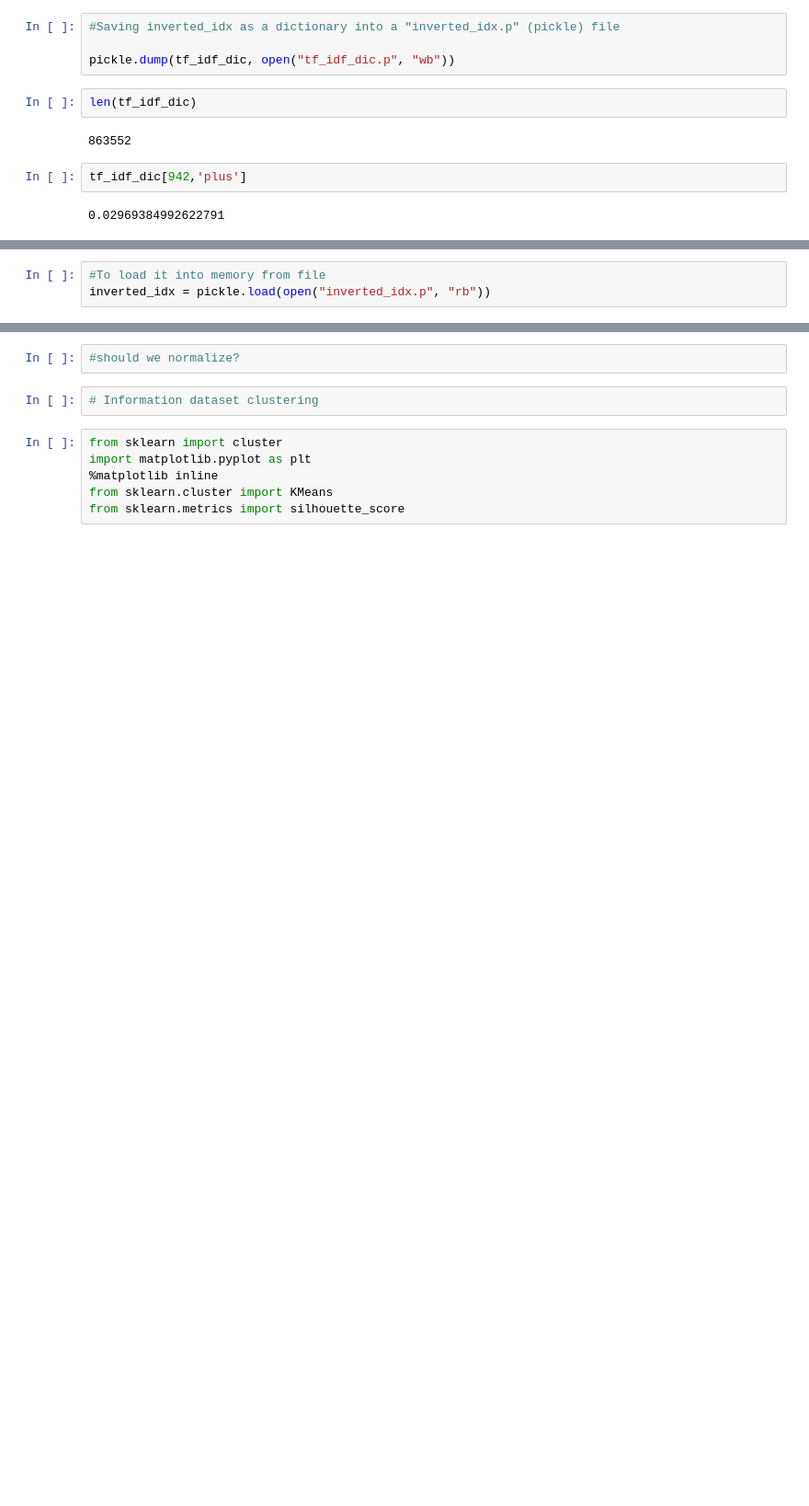
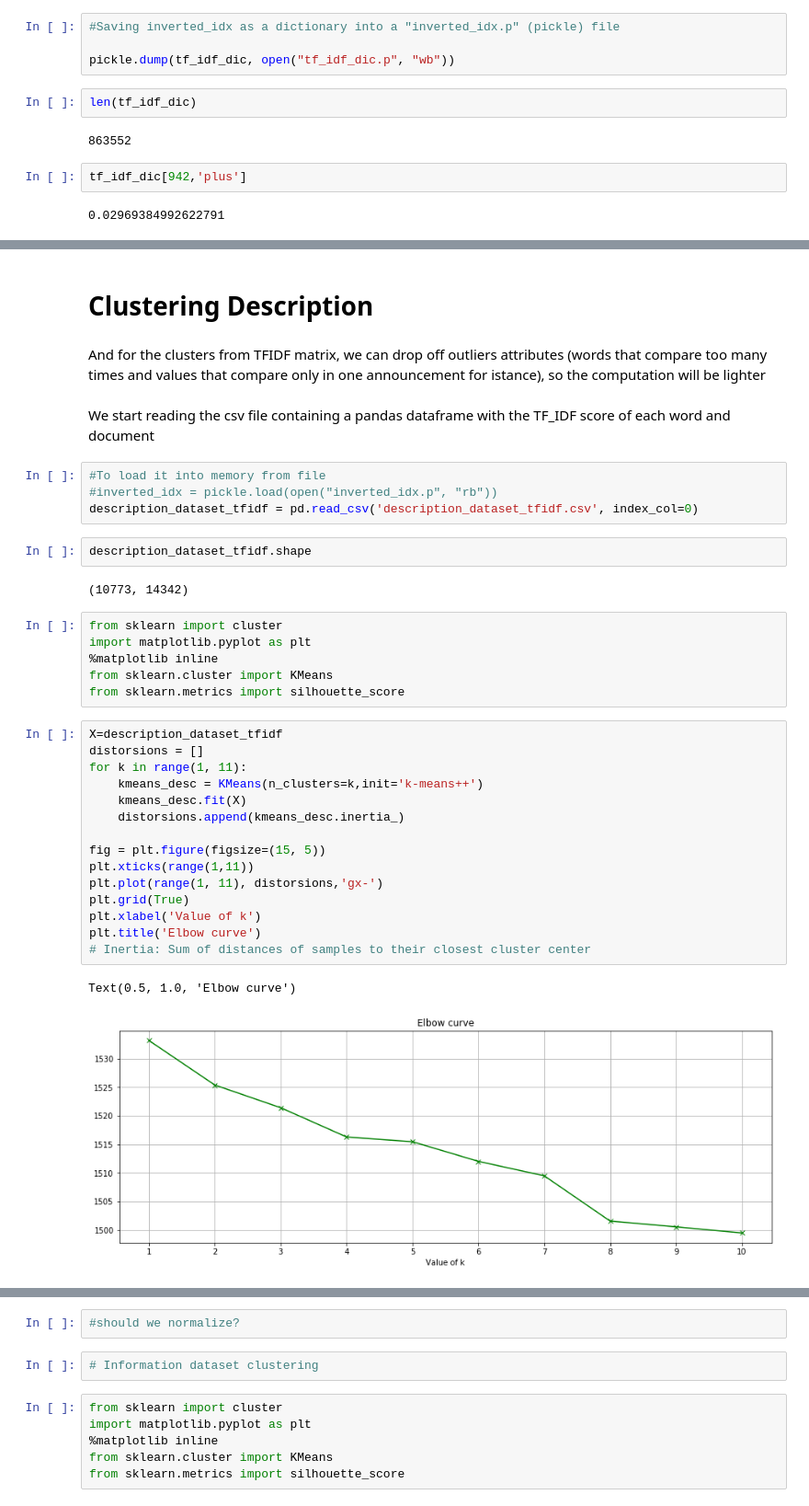
Before and after one commit to dusicastepic/ADMFourthHomework, a Jupyter notebook: Clustering part.ipynb, the cells around one changed output, grey strips where cells are left out. Shown at 92% size. Cells and saved outputs as stored; diff of their text form; blank space fills up the shorter version.

Commit message:
Matrix of description with TF-IDF values

```diff
--- a/Clustering part.ipynb
+++ b/Clustering part.ipynb
@@ -404,3 +444,38 @@ def calculate_tf_idf(description_dataset,inverted_idx,vocabulary):
+# %% [markdown]
+# Clustering Description
+# %% [markdown]
+And for the clusters from TFIDF matrix, we can drop off outliers attributes (words that compare too many times and values that compare only in one announcement for istance), so the computation will be lighter
+# %% [markdown]
+We start reading the csv file containing a pandas dataframe with the TF_IDF score of each word and document
 # %%
 #To load it into memory from file
-inverted_idx = pickle.load(open("inverted_idx.p", "rb"))
+#inverted_idx = pickle.load(open("inverted_idx.p", "rb"))
+description_dataset_tfidf = pd.read_csv('description_dataset_tfidf.csv', index_col=0)
+# %%
+description_dataset_tfidf.shape
+# %% [output]
+(10773, 14342)
+# %%
+from sklearn import cluster
+import matplotlib.pyplot as plt
+%matplotlib inline
+from sklearn.cluster import KMeans
+from sklearn.metrics import silhouette_score
+# %%
+X=description_dataset_tfidf
+distorsions = []
+for k in range(1, 11):
+    kmeans_desc = KMeans(n_clusters=k,init='k-means++')
+    kmeans_desc.fit(X)
+    distorsions.append(kmeans_desc.inertia_)
+
+fig = plt.figure(figsize=(15, 5))
+plt.xticks(range(1,11))
+plt.plot(range(1, 11), distorsions,'gx-')
+plt.grid(True)
+plt.xlabel('Value of k')
+plt.title('Elbow curve')
+# Inertia: Sum of distances of samples to their closest cluster center
+# %% [output]
+Text(0.5, 1.0, 'Elbow curve')
+[figure, added]
```
Also changed, not shown: parts of 28 cells of this notebook.
